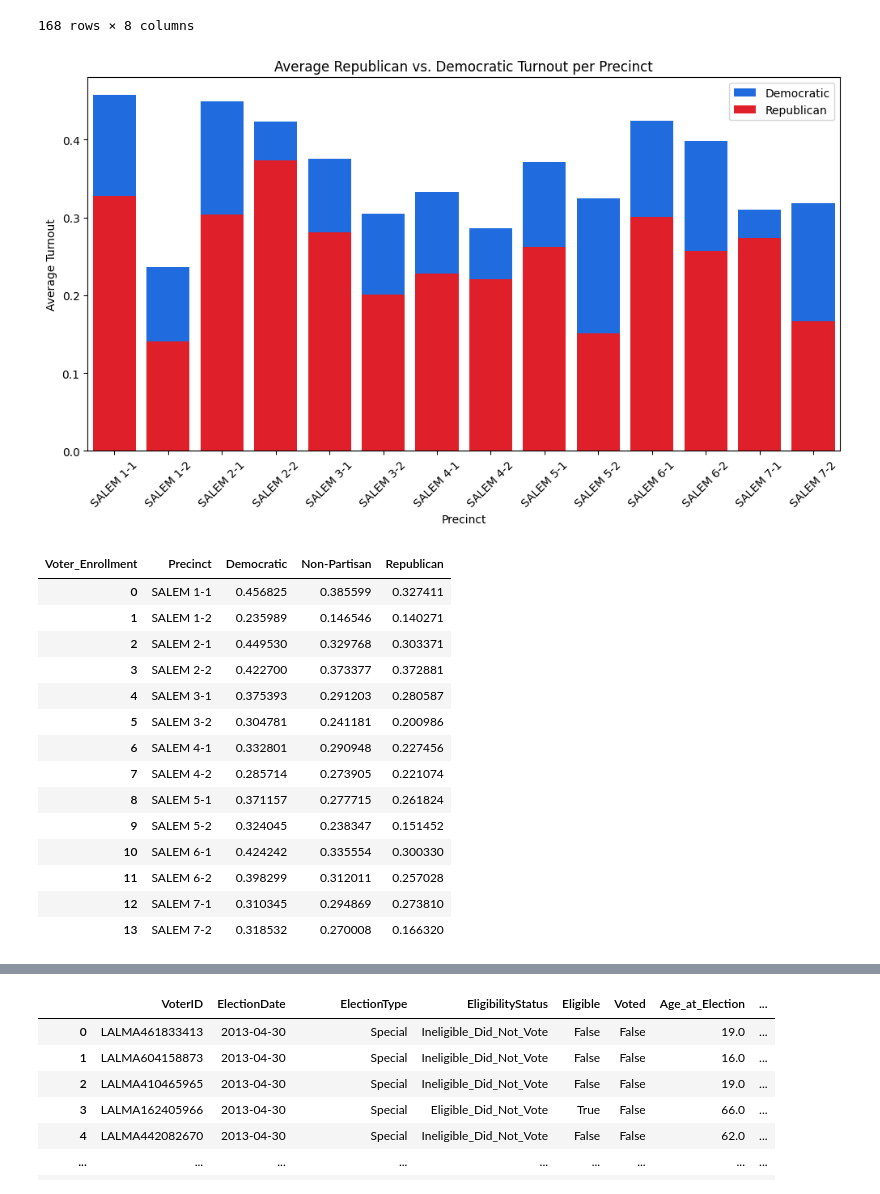
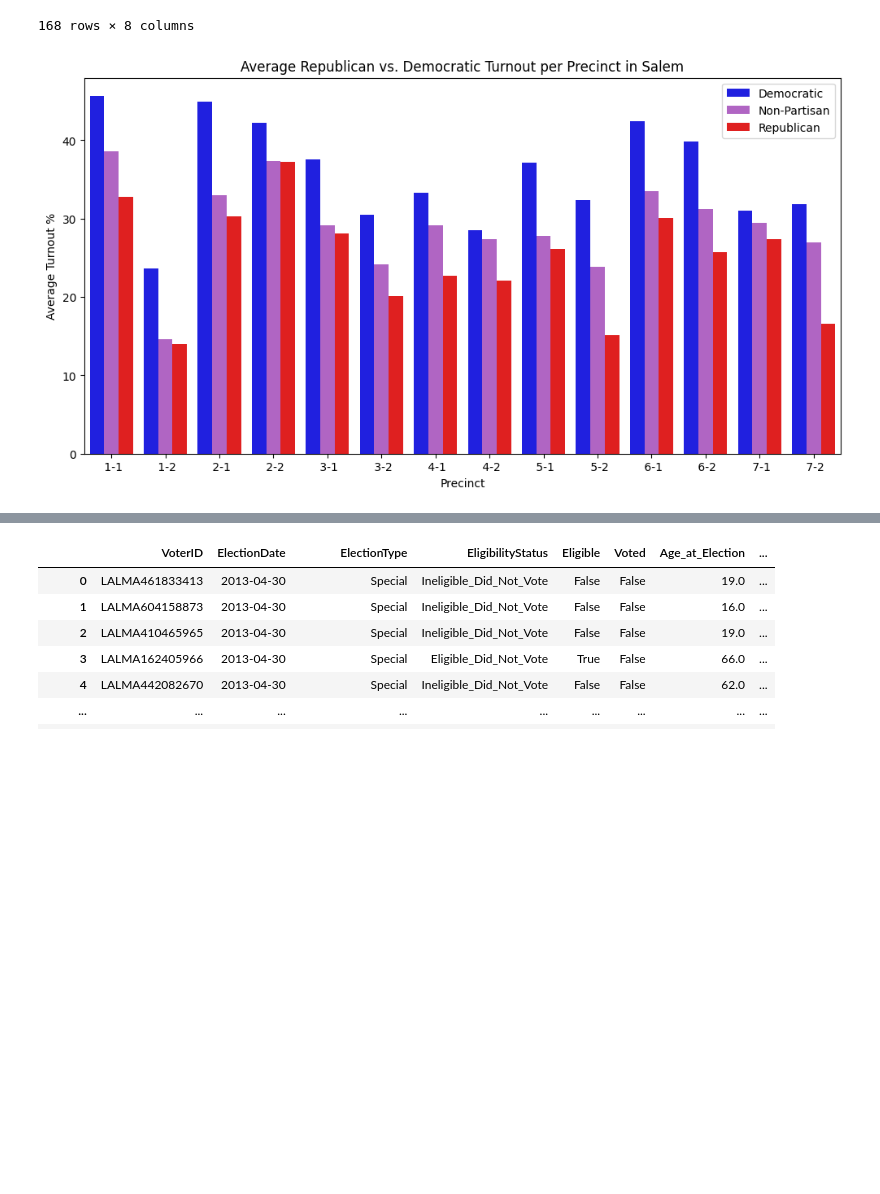
Before and after one commit to BU-Spark/dd4g-artifex-ai, a Jupyter notebook: prelim_eda.ipynb, the cells around one changed output, grey strips where cells are left out. Drawn from its saved outputs; the diff is of its cells as text; code cells hidden in the pictures; blank space fills up the shorter version.

Commit message:
final visualizations

```diff
--- a/prelim_eda.ipynb
+++ b/prelim_eda.ipynb
@@ -7,3 +7,17 @@ from IPython.display import display
 import re
 from datetime import datetime
 from scipy.interpolate import CubicSpline
+# %%
+df_voter = pd.read_csv('126234_Deliverable.csv')
+null_percentage = df_voter.isnull().mean().sort_values(ascending=False)
+null_percentage = null_percentage[null_percentage > 0]
+null_percentage = null_percentage * 100
+
+# Convert the null percentage to a DataFrame for better formatting
+null_percentage_df = null_percentage.reset_index()
+null_percentage_df.columns = ['Column', 'Null Percentage']
+columns_to_drop = null_percentage[null_percentage == 100].index
+df_voter = df_voter.drop(columns=columns_to_drop)
+
+# Display the cleaned DataFrame
+df_voter.head(5)
@@ -10,5 +32,5 @@ from scipy.interpolate import CubicSpline
 # %%
-df_voter = pd.read_csv('null_dropped_data.csv')
+# df_voter = pd.read_csv('null_dropped_data.csv')
 
 # Reformat the .md file to df
 with open('datasets_question/gender-filled-dataset.md', 'r') as file:
@@ -981,7 +998,7 @@ enrollment_at_precinct_level = long_format_df.groupby(['Year', 'Precinct', 'Vote
 ).reset_index()
 enrollment_at_precinct_level = enrollment_at_precinct_level[enrollment_at_precinct_level['Voter_Enrollment'].isin(['Democratic', 'Republican','Non-Partisan']) & (enrollment_at_precinct_level['Year'].isin(range(2015,2023,1))) & (enrollment_at_precinct_level['ElectionType'] == 'Local_or_Municipal')]
 enrollment_at_precinct_level['TurnoutRate'] = enrollment_at_precinct_level['TotalVoted'] / enrollment_at_precinct_level['TotalEligible']
-enrollment_at_precinct_level['TurnoutPercentage'] = enrollment_at_precinct_level['TurnoutRate'].apply(lambda x: f"{x*100:.2f}%")
+enrollment_at_precinct_level['TurnoutPercentage'] = enrollment_at_precinct_level['TurnoutRate'].apply(lambda x: x*100)
 # %%
 enrollment_at_precinct_level
 # %% [output]
@@ -1001,57 +1018,51 @@ enrollment_at_precinct_level
 # %%
 df_grouped_precinct = enrollment_at_precinct_level.groupby(['Precinct', 'Voter_Enrollment']).agg(
     TotalEligible=('TotalEligible', 'sum'),
     TotalVoted=('TotalVoted', 'sum')
 ).reset_index()
 df_grouped_precinct['TurnoutRate'] = df_grouped_precinct['TotalVoted'] / df_grouped_precinct['TotalEligible']
-df_grouped_precinct['TurnoutPercentage'] = df_grouped_precinct['TurnoutRate'].apply(lambda x: f"{x*100:.2f}%")
+df_grouped_precinct['TurnoutPercentage'] = df_grouped_precinct['TurnoutRate'].apply(lambda x: x*100)
+df_grouped_precinct['Precinct'] = df_grouped_precinct['Precinct'].str.replace('SALEM', '', regex=False)
 pivot_enrollment_precinct = df_grouped_precinct.pivot(index="Precinct", columns="Voter_Enrollment", values="TurnoutRate")
 pivot_enrollment_precinct = pivot_enrollment_precinct.reset_index()
 plt.figure(figsize=(12, 6))
-sns.barplot(data=pivot_enrollment_precinct,
+# sns.barplot(data=pivot_enrollment_precinct,
+#             x='Precinct',
+#             y='Democratic',
+#             # palette=['#0165fc', '#9dff00', '#ff000d'],
+#             color='#0165fc',
+#             label='Democratic',
+#     )
+sns.barplot(data=df_grouped_precinct,
             x='Precinct',
-            y='Democratic',
-            # palette=['#0165fc', '#9dff00', '#ff000d'],
-            color='#0165fc',
-            label='Democratic',
+            y='TurnoutPercentage',
+            hue='Voter_Enrollment',
+            palette=['blue', 'mediumorchid', 'red'],
+            color='#ff000d'
+            # label='Republican',
     )
-sns.barplot(data=pivot_enrollment_precinct,
-            x='Precinct',
-            y='Republican',
-            # palette=['#0165fc', '#9dff00', '#ff000d'],
-            color='#ff000d',
-            label='Republican',
-    )
+# sns.barplot(data=pivot_enrollment_precinct,
+#             x='Precinct',
+#             y='Non-Partisan',
+#             # palette=['#0165fc', '#9dff00', '#ff000d'],
+#             color='mediumorchid',
+#             label='Non-Partisan',
+#     )
 # sns.barplot(data=pivot_enrollment_precinct,
 #             x='Precinct',
 #             y='Non-Partisan',
 #             # palette=['#0165fc', '#9dff00', '#ff000d'],
 #             color='#9dff00',
 #             label='Non-Partisan',
 #     )
 
 # Labels and legend
-plt.xticks(rotation=45)
-plt.ylabel("Average Turnout")
+# plt.xticks(rotation=45)
+plt.ylabel("Average Turnout %")
 plt.xlabel("Precinct")
-plt.title("Average Republican vs. Democratic Turnout per Precinct")
+plt.title("Average Republican vs. Democratic Turnout per Precinct in Salem")
 plt.legend()
 plt.show()
-pivot_enrollment_precinct
+# df_grouped_precinct
 # %% [output]
-[figure, old version]
+[figure, new version]
-| Voter_Enrollment | Precinct | Democratic | Non-Partisan | Republican |
-| 0 | SALEM 1-1 | 0.456825 | 0.385599 | 0.327411 |
-| 1 | SALEM 1-2 | 0.235989 | 0.146546 | 0.140271 |
-| 2 | SALEM 2-1 | 0.449530 | 0.329768 | 0.303371 |
-| 3 | SALEM 2-2 | 0.422700 | 0.373377 | 0.372881 |
-| 4 | SALEM 3-1 | 0.375393 | 0.291203 | 0.280587 |
-| 5 | SALEM 3-2 | 0.304781 | 0.241181 | 0.200986 |
-| 6 | SALEM 4-1 | 0.332801 | 0.290948 | 0.227456 |
-| 7 | SALEM 4-2 | 0.285714 | 0.273905 | 0.221074 |
-| 8 | SALEM 5-1 | 0.371157 | 0.277715 | 0.261824 |
-| 9 | SALEM 5-2 | 0.324045 | 0.238347 | 0.151452 |
-| 10 | SALEM 6-1 | 0.424242 | 0.335554 | 0.300330 |
-| 11 | SALEM 6-2 | 0.398299 | 0.312011 | 0.257028 |
-| 12 | SALEM 7-1 | 0.310345 | 0.294869 | 0.273810 |
-| 13 | SALEM 7-2 | 0.318532 | 0.270008 | 0.166320 |
```
Also changed, not shown: parts of 19 cells of this notebook.
